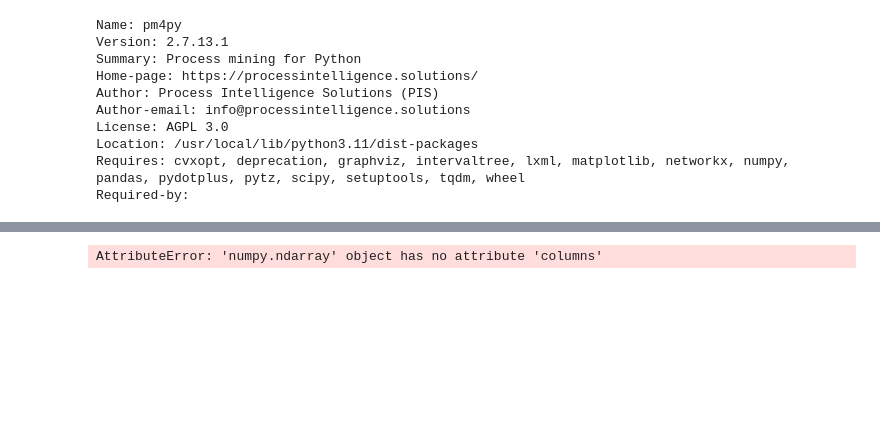
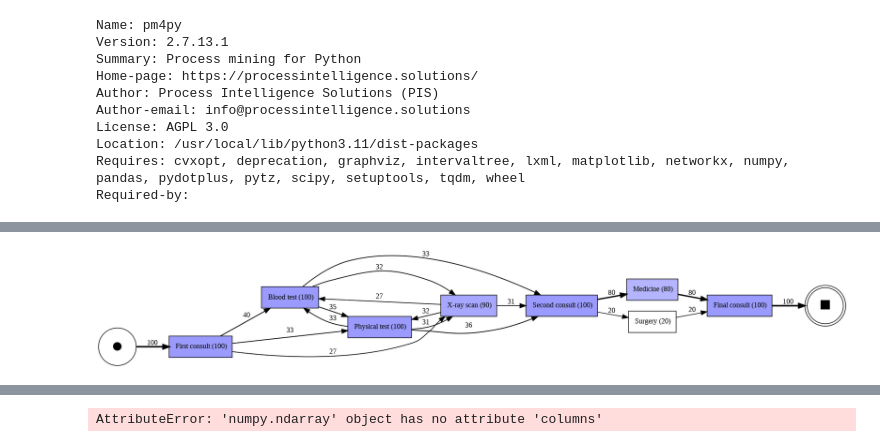
Before and after one commit to ZiriaNantaba/DataMining-Modelling-Analytics, a Jupyter notebook: Exam Ziria Nantaba B26281.ipynb, the cells around one changed output, grey strips where cells are left out. Drawn from its saved outputs; the diff is of its cells as text; code cells hidden in the pictures; blank space fills up the shorter version.

```diff
--- a/Exam Ziria Nantaba B26281.ipynb
+++ b/Exam Ziria Nantaba B26281.ipynb
@@ -898,0 +947,6 @@ plt.show()
+# %%
+# Visualizing the Directly-Follows Graph (DFG), which shows the direct relationships between activities.
+dfg, start_activities, end_activities = pm4py.discover_dfg(event_log)
+pm4py.view_dfg(dfg, start_activities, end_activities)
+# %% [output]
+[figure, added]
```
Also changed, not shown: parts of 50 cells of this notebook.
